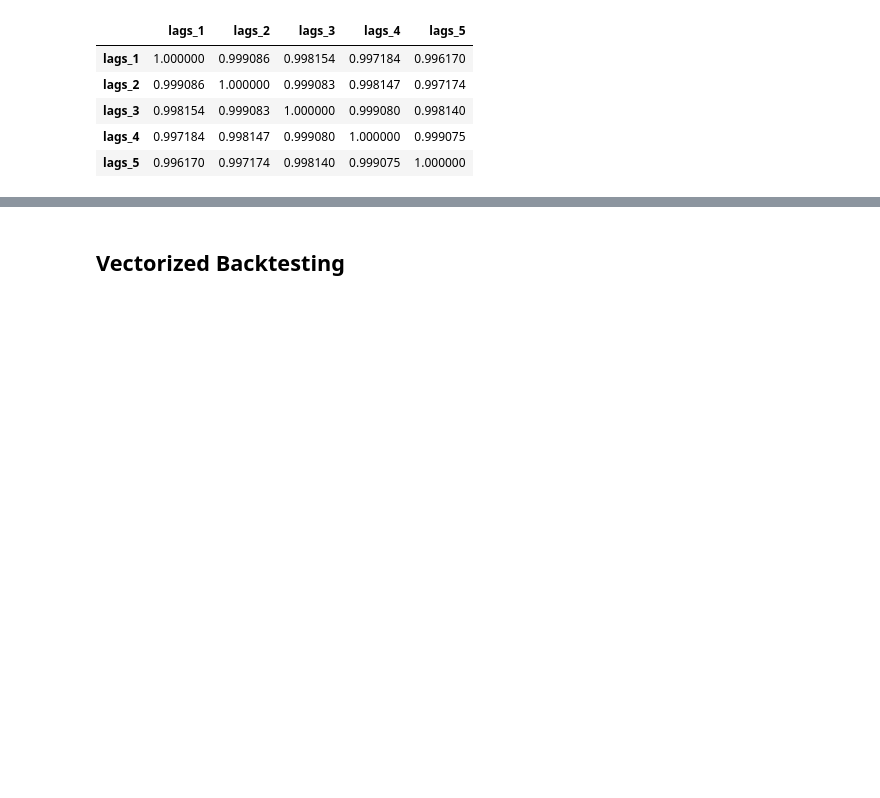
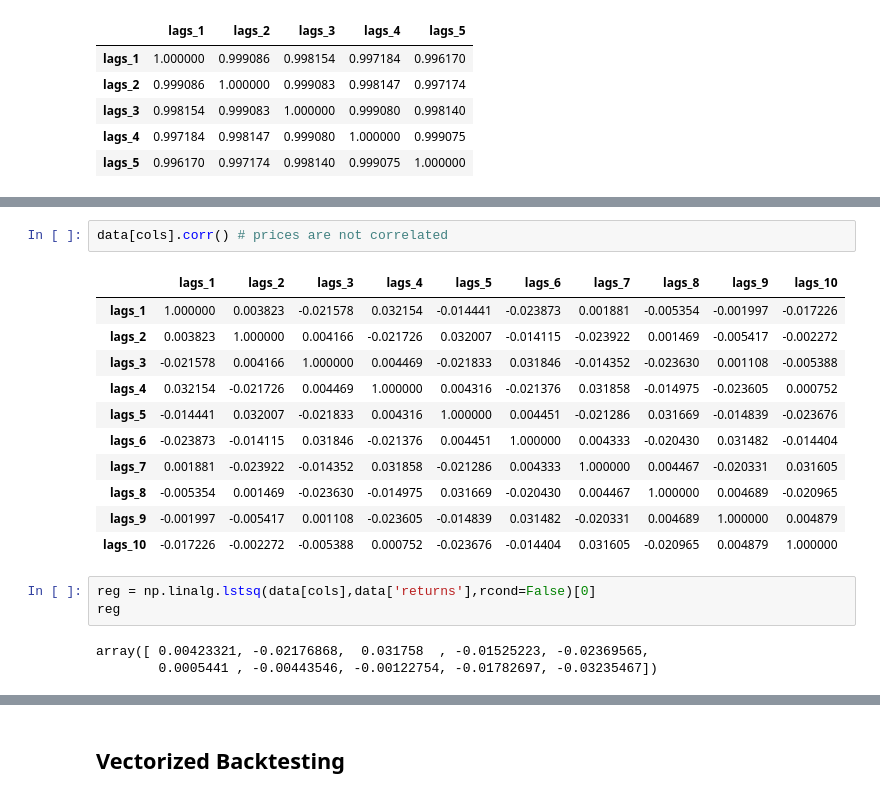
Before and after one commit to Deepa-Nav/Trading_strategy, a Jupyter notebook: Yves_Kilpisch_OLS_Regression_Trading Strategy/1_vectorized_backtesting_OLS.ipynb, the cells around one changed output, grey strips where cells are left out. Saved outputs shown, nothing was run; the diff lists cells and outputs as text; blank space fills up the shorter version.

```diff
--- a/Yves_Kilpisch_OLS_Regression_Trading Strategy/1_vectorized_backtesting_OLS.ipynb
+++ b/Yves_Kilpisch_OLS_Regression_Trading Strategy/1_vectorized_backtesting_OLS.ipynb
@@ -137,0 +207,20 @@ We want to use **historical returns** to predict the **direction of next days ma
+# %%
+data[cols].corr() # prices are not correlated
+# %% [output]
+|  | lags_1 | lags_2 | lags_3 | lags_4 | lags_5 | lags_6 | lags_7 | lags_8 | lags_9 | lags_10 |
+| lags_1 | 1.000000 | 0.003823 | -0.021578 | 0.032154 | -0.014441 | -0.023873 | 0.001881 | -0.005354 | -0.001997 | -0.017226 |
+| lags_2 | 0.003823 | 1.000000 | 0.004166 | -0.021726 | 0.032007 | -0.014115 | -0.023922 | 0.001469 | -0.005417 | -0.002272 |
+| lags_3 | -0.021578 | 0.004166 | 1.000000 | 0.004469 | -0.021833 | 0.031846 | -0.014352 | -0.023630 | 0.001108 | -0.005388 |
+| lags_4 | 0.032154 | -0.021726 | 0.004469 | 1.000000 | 0.004316 | -0.021376 | 0.031858 | -0.014975 | -0.023605 | 0.000752 |
+| lags_5 | -0.014441 | 0.032007 | -0.021833 | 0.004316 | 1.000000 | 0.004451 | -0.021286 | 0.031669 | -0.014839 | -0.023676 |
+| lags_6 | -0.023873 | -0.014115 | 0.031846 | -0.021376 | 0.004451 | 1.000000 | 0.004333 | -0.020430 | 0.031482 | -0.014404 |
+| lags_7 | 0.001881 | -0.023922 | -0.014352 | 0.031858 | -0.021286 | 0.004333 | 1.000000 | 0.004467 | -0.020331 | 0.031605 |
+| lags_8 | -0.005354 | 0.001469 | -0.023630 | -0.014975 | 0.031669 | -0.020430 | 0.004467 | 1.000000 | 0.004689 | -0.020965 |
+| lags_9 | -0.001997 | -0.005417 | 0.001108 | -0.023605 | -0.014839 | 0.031482 | -0.020331 | 0.004689 | 1.000000 | 0.004879 |
+| lags_10 | -0.017226 | -0.002272 | -0.005388 | 0.000752 | -0.023676 | -0.014404 | 0.031605 | -0.020965 | 0.004879 | 1.000000 |
+# %%
+reg = np.linalg.lstsq(data[cols],data['returns'],rcond=False)[0]
+reg
+# %% [output]
+array([ 0.00423321, -0.02176868,  0.031758  , -0.01525223, -0.02369565,
+        0.0005441 , -0.00443546, -0.00122754, -0.01782697, -0.03235467])
```
Also changed, not shown: parts of 20 cells of this notebook.
